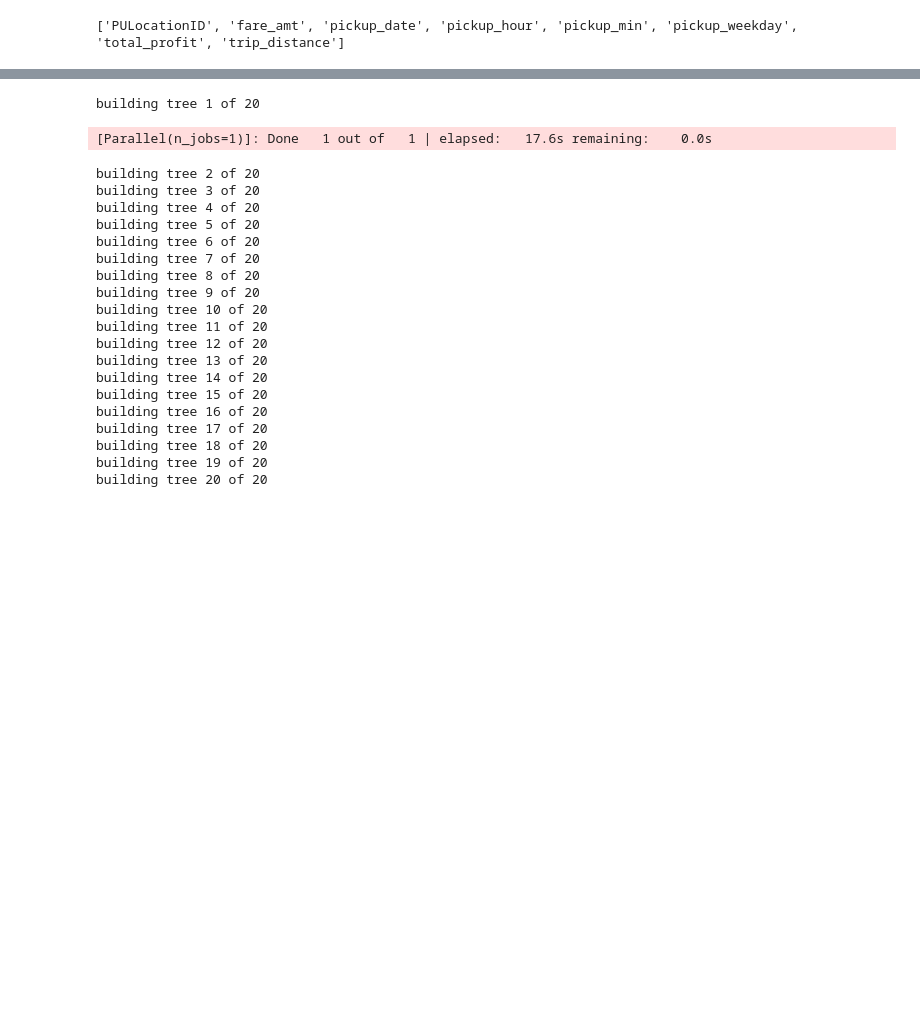
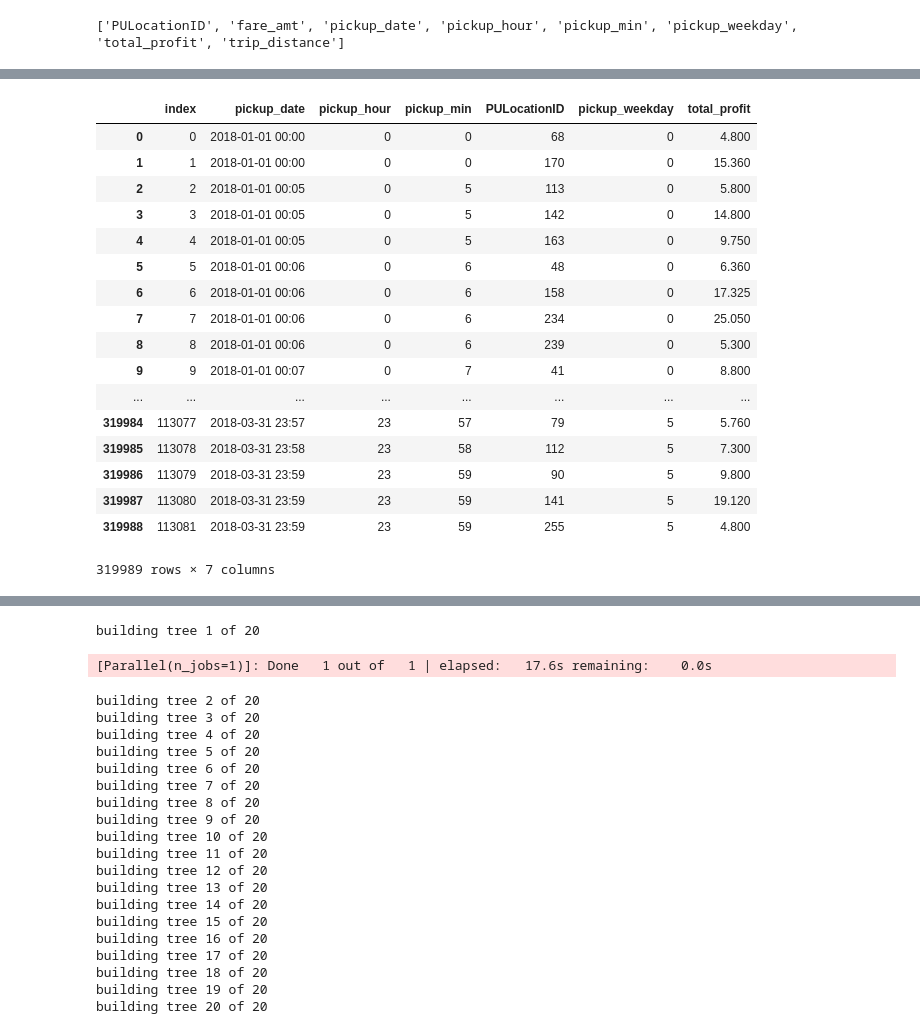
Before and after one commit to Summer-Jiaoyang-Li/cc-ml, a Jupyter notebook: project/data-preprocessing.ipynb, the cells around one changed output, grey strips where cells are left out. Saved outputs shown, nothing was run; the diff lists cells and outputs as text; code cells hidden in the pictures; blank space fills up the shorter version.

Commit message:
read change to 3 files

```diff
--- a/project/data-preprocessing.ipynb
+++ b/project/data-preprocessing.ipynb
@@ -43 +46,5 @@ df = pd.read_csv('data/yellow_tripdata_2018-01.csv')
+# %%
+df = []
+for i in range(3):
+    df.append(pd.read_csv(os.path.join("data/", cab_data[i])))
 # %%
@@ -91,3 +102,5 @@ for index, row in df.iterrows():
 # %%
-df_output = pd.DataFrame(res)
+df_output = []
+for i in range(3):
+    df_output.append(pd.DataFrame(res[i]))
 # %%
@@ -119,4 +132,6 @@ print(list(df_output.columns.values))
 # %% [output]
 ['PULocationID', 'fare_amt', 'pickup_date', 'pickup_hour', 'pickup_min', 'pickup_weekday', 'total_profit', 'trip_distance']
 # %%
-df_reset = df_output.groupby(['pickup_date', 'pickup_hour', 'pickup_min', 'PULocationID', 'pickup_weekday'])['total_profit'].mean().reset_index()
+df_reset = []
+for i in range(3):
+    df_reset.append(df_output[i].groupby(['pickup_date', 'pickup_hour', 'pickup_min', 'PULocationID', 'pickup_weekday'])['total_profit'].mean().reset_index())
@@ -145,0 +138,5 @@ df_reset2
+# %%
+
+df_reset0 = df_reset[0][("2018-01-01 00:00" <= df_reset[0]['pickup_date']) & (df_reset[0]['pickup_date'] < "2018-02-01 00:00")].reset_index()
+df_reset1 = df_reset[1][("2018-02-01 00:00" <= df_reset[1]['pickup_date']) & (df_reset[1]['pickup_date'] < "2018-03-01 00:00")].reset_index()
+df_reset2 = df_reset[2][("2018-03-01 00:00" <= df_reset[2]['pickup_date']) & (df_reset[2]['pickup_date'] < "2018-04-01 00:00")].reset_index()
@@ -146 +166,24 @@ df_reset2
+# %%
+df_final = df_reset0.append(df_reset1, ignore_index = True)
+df_final = df_final.append(df_reset2, ignore_index = True)
+df_final
+# %% [output]
+|  | index | pickup_date | pickup_hour | pickup_min | PULocationID | pickup_weekday | total_profit |
+| 0 | 0 | 2018-01-01 00:00 | 0 | 0 | 68 | 0 | 4.800 |
+| 1 | 1 | 2018-01-01 00:00 | 0 | 0 | 170 | 0 | 15.360 |
+| 2 | 2 | 2018-01-01 00:05 | 0 | 5 | 113 | 0 | 5.800 |
+| 3 | 3 | 2018-01-01 00:05 | 0 | 5 | 142 | 0 | 14.800 |
+| 4 | 4 | 2018-01-01 00:05 | 0 | 5 | 163 | 0 | 9.750 |
+| 5 | 5 | 2018-01-01 00:06 | 0 | 6 | 48 | 0 | 6.360 |
+| 6 | 6 | 2018-01-01 00:06 | 0 | 6 | 158 | 0 | 17.325 |
+| 7 | 7 | 2018-01-01 00:06 | 0 | 6 | 234 | 0 | 25.050 |
+| 8 | 8 | 2018-01-01 00:06 | 0 | 6 | 239 | 0 | 5.300 |
+| 9 | 9 | 2018-01-01 00:07 | 0 | 7 | 41 | 0 | 8.800 |
+| ... | ... | ... | ... | ... | ... | ... | ... |
+| 319984 | 113077 | 2018-03-31 23:57 | 23 | 57 | 79 | 5 | 5.760 |
+| 319985 | 113078 | 2018-03-31 23:58 | 23 | 58 | 112 | 5 | 7.300 |
+| 319986 | 113079 | 2018-03-31 23:59 | 23 | 59 | 90 | 5 | 9.800 |
+| 319987 | 113080 | 2018-03-31 23:59 | 23 | 59 | 141 | 5 | 19.120 |
+| 319988 | 113081 | 2018-03-31 23:59 | 23 | 59 | 255 | 5 | 4.800 |
+319989 rows × 7 columns
 # %%
```
Also changed, not shown: parts of 13 cells of this notebook.
